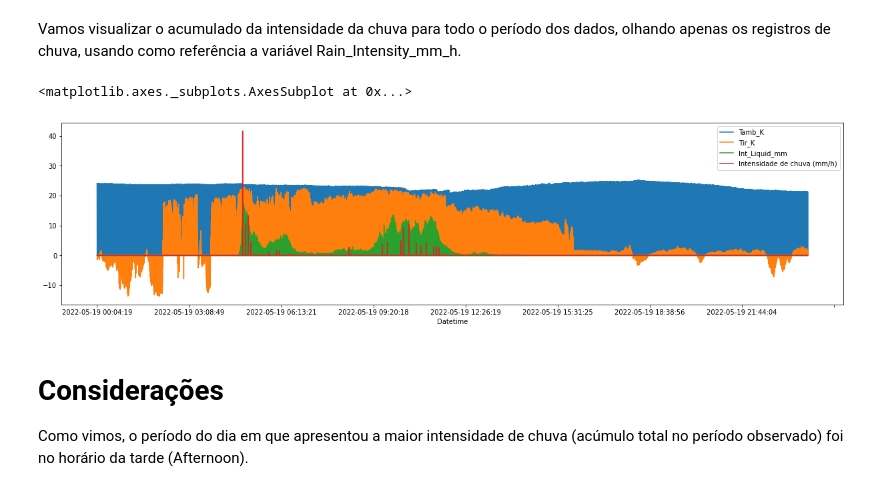
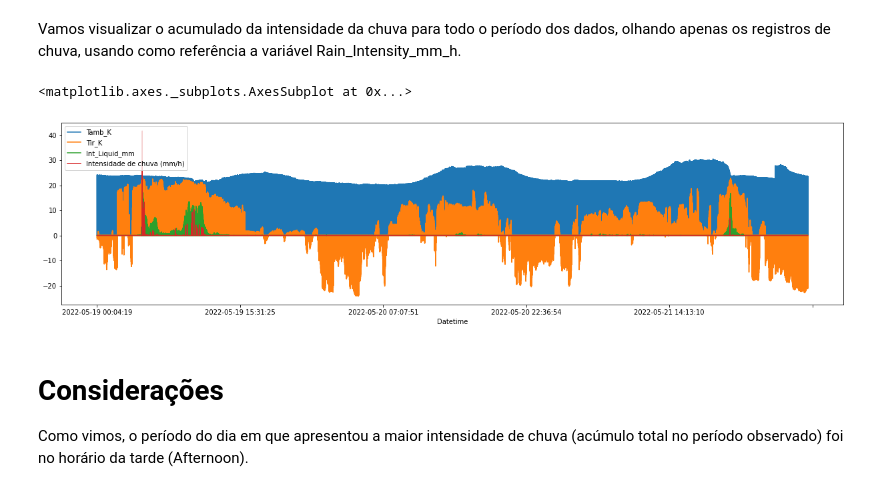
Before and after one commit to lourencocavalcante/Introduction-to-Data-Science, a Jupyter notebook: CAP394_2022_ProjetoFinal_EDA.ipynb, the cells around one changed output. Saved outputs shown, nothing was run; the diff lists cells and outputs as text; code cells hidden in the pictures.

```diff
--- a/CAP394_2022_ProjetoFinal_EDA.ipynb
+++ b/CAP394_2022_ProjetoFinal_EDA.ipynb
@@ -459,18 +459,18 @@ plt.show()
 Vamos visualizar o acumulado da intensidade da chuva para todo o período dos dados, olhando apenas os registros de chuva, usando como referência a variável Rain_Intensity_mm_h.
 # %%
 #Plotando o acumulado da intensidade da chuva por horário do dia
-df_filter_MP3000A_RD80_final = df_MP3000A_RD80_final.query("(Datetime >= '2022-05-19' and Datetime <= '2022-05-20' and DataQuality == 1)")
+df_filter_MP3000A_RD80_final = df_MP3000A_RD80_final.query("(Datetime >= '2022-05-19' and Datetime <= '2022-05-24' and DataQuality == 1)")
 
 ax = plt.gca()
 plt.rcParams["figure.figsize"] = [21,5]
 
 df_filter_MP3000A_RD80_final.plot(kind='line',x='Datetime',y="Tamb_K", label='Tamb_K', ax=ax)
 df_filter_MP3000A_RD80_final.plot(kind='line',x='Datetime',y="Tir_K", label='Tir_K', ax=ax)
 df_filter_MP3000A_RD80_final.plot(kind='line',x='Datetime',y="Int_Liquid_mm", label='Int_Liquid_mm', ax=ax)
 df_filter_MP3000A_RD80_final.plot(kind="line",x="Datetime",y="Rain_Intensity_mm_h",label='Intensidade de chuva (mm/h)', ax=ax)
 # %% [output]
 <matplotlib.axes._subplots.AxesSubplot at 0x...>
-[figure, old version]
+[figure, new version]
 # %% [markdown]
 # **Considerações**
 
```
